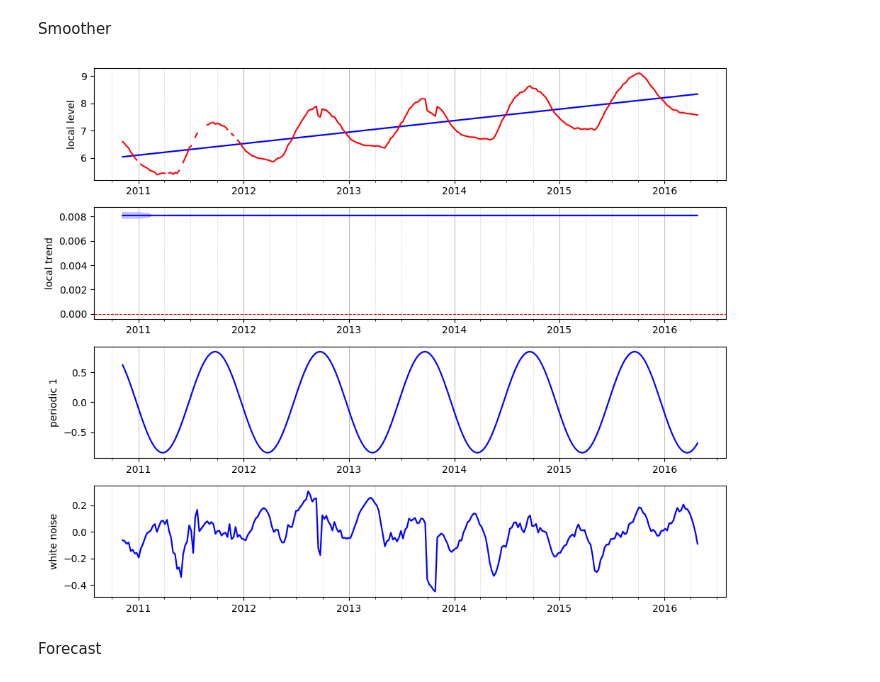
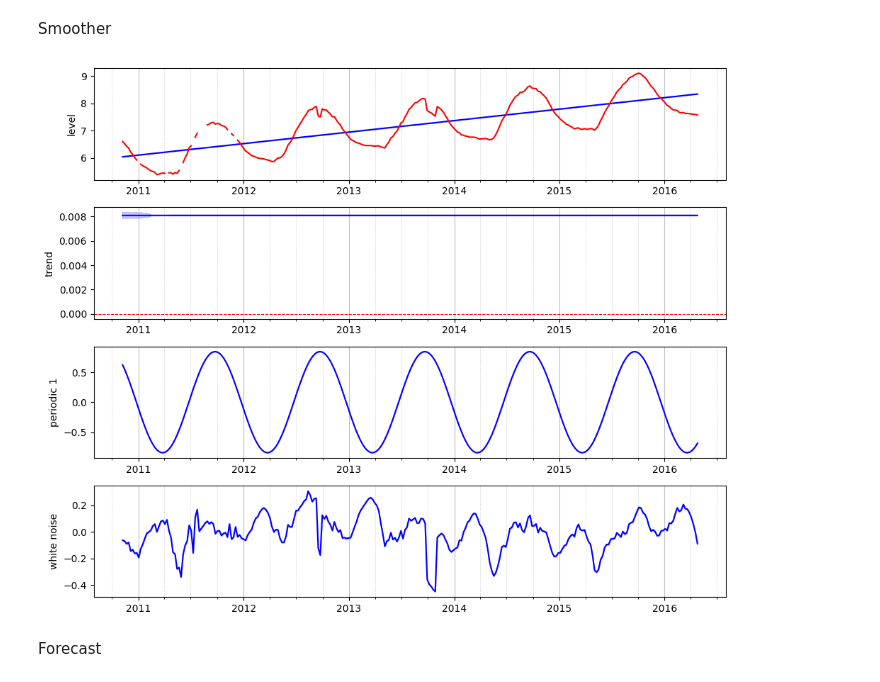
Before and after one commit to van-dai-vuong/canari, a Jupyter notebook: examples/demo/2_demo_forecast_nolstm.ipynb, the cells around one changed output. Drawn from its saved outputs; the diff is of its cells as text; code cells hidden in the pictures.

```diff
--- a/examples/demo/2_demo_forecast_nolstm.ipynb
+++ b/examples/demo/2_demo_forecast_nolstm.ipynb
@@ -155,20 +152,20 @@ plt.show()
 # %% [markdown]
 Smoother
 # %%
-states =model.smoother(data=train_data)
+states =model.smoother()
 # %%
 fig, ax =plot_states(data_processor=data_processor,
                      states=states,
                      states_type="smooth",
-                     states_to_plot=["local level","local trend","periodic 1", "white noise"])
+                     states_to_plot=["level","trend","periodic 1", "white noise"])
 plot_data(data_processor=data_processor,
           plot_train_data=True,
           plot_test_data=False,
           plot_validation_data=False,
           sub_plot=ax[0])
 plt.show()
 # %% [output]
-[figure, old version]
+[figure, new version]
 # %% [markdown]
 Forecast
 # %%
```
Also changed, not shown: parts of 3 cells of this notebook, 29 other files.
